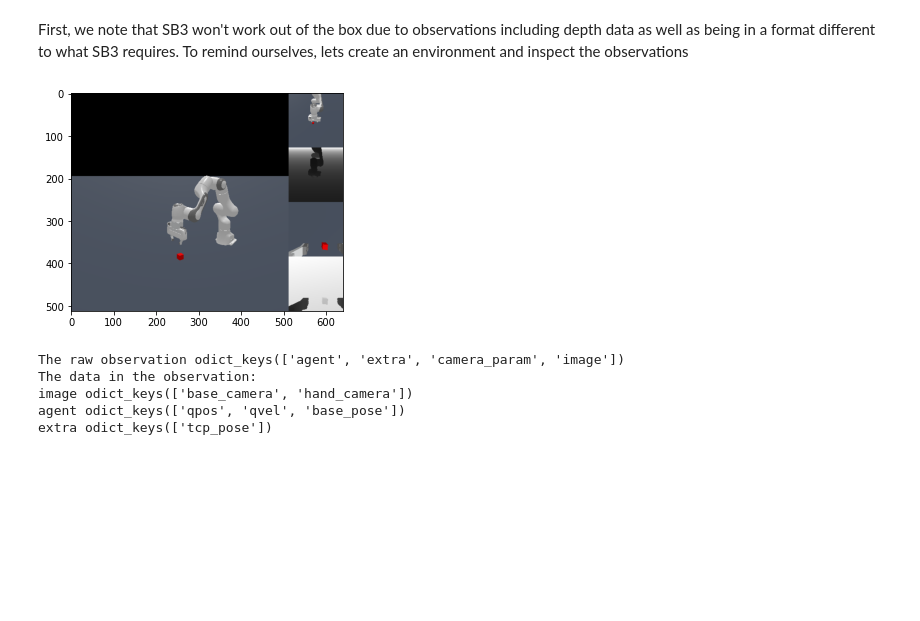
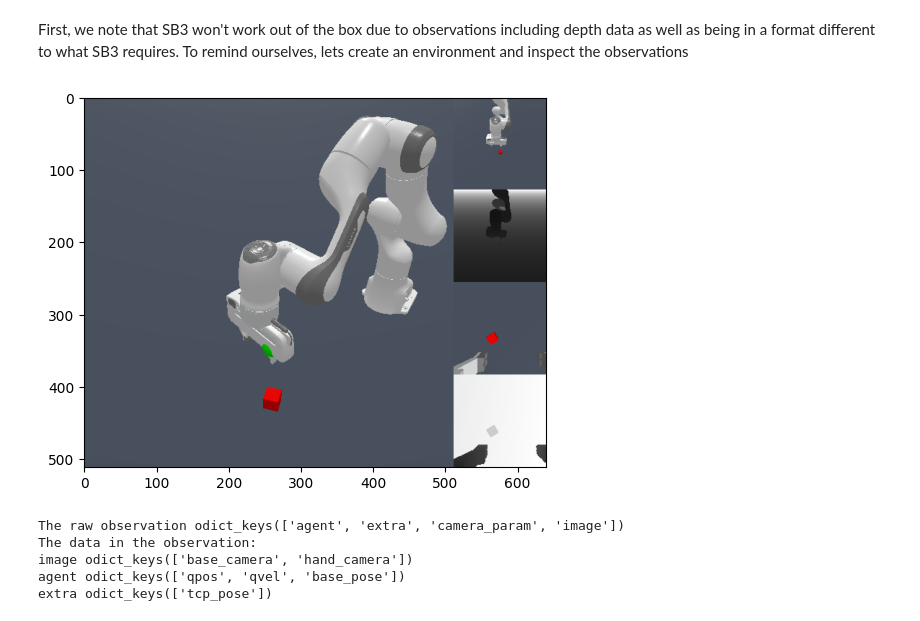
Before and after one commit to haosulab/ManiSkill, a Jupyter notebook: examples/tutorials/2_reinforcement_learning.ipynb, the cells around one changed output. Drawn from its saved outputs; the diff is of its cells as text; code cells hidden in the pictures; blank space fills up the shorter version.

```diff
--- a/examples/tutorials/2_reinforcement_learning.ipynb
+++ b/examples/tutorials/2_reinforcement_learning.ipynb
@@ -259,18 +223,18 @@ First, we note that SB3 won't work out of the box due to observations including
 # %%
 env_id = "LiftCube-v0"
 obs_mode = "rgbd"
 control_mode = "pd_ee_delta_pose"
-reward_mode = "dense"
+reward_mode = "normalized_dense"
 # create our environment with our configs and then reset to a clean state
-env = gym.make(env_id, obs_mode=obs_mode, reward_mode=reward_mode, control_mode=control_mode)
-obs = env.reset()
+env = gym.make(env_id, obs_mode=obs_mode, reward_mode=reward_mode, control_mode=control_mode, render_mode="cameras")
+obs, _ = env.reset()
 
 # take a look at the current state
-img = env.render(mode="cameras")
+img = env.render()
 plt.imshow(img)
 env.close()
 # %% [output]
-[figure, old version]
+[figure, new version]
 # %%
 # the observations
 print("The raw observation", obs.keys())
```
Also changed, not shown: parts of 8 cells of this notebook.
